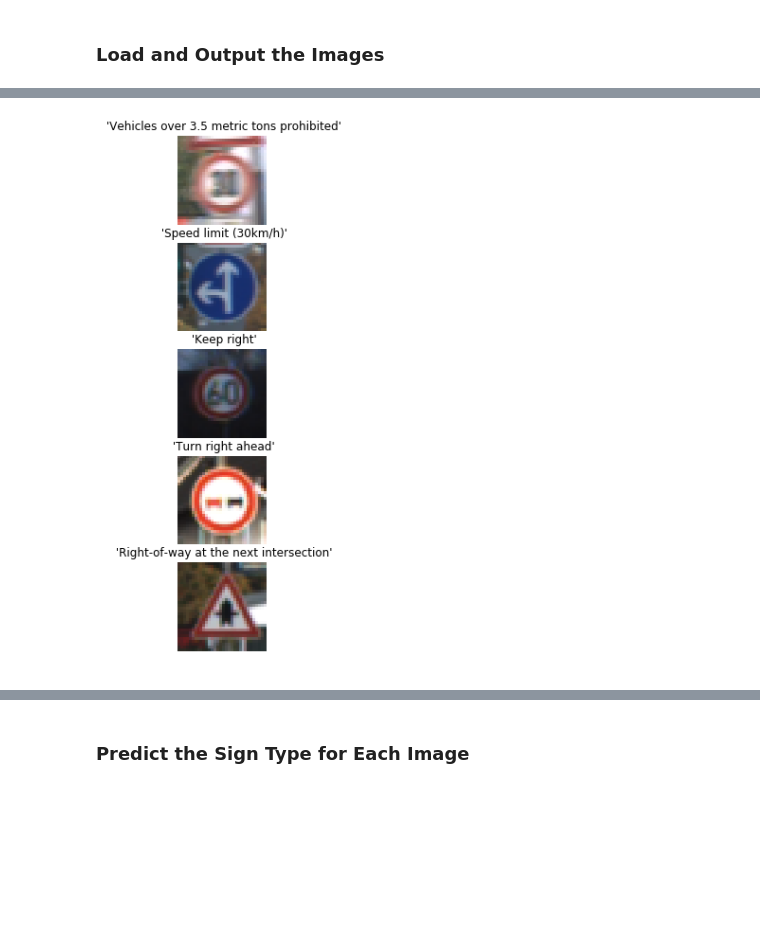
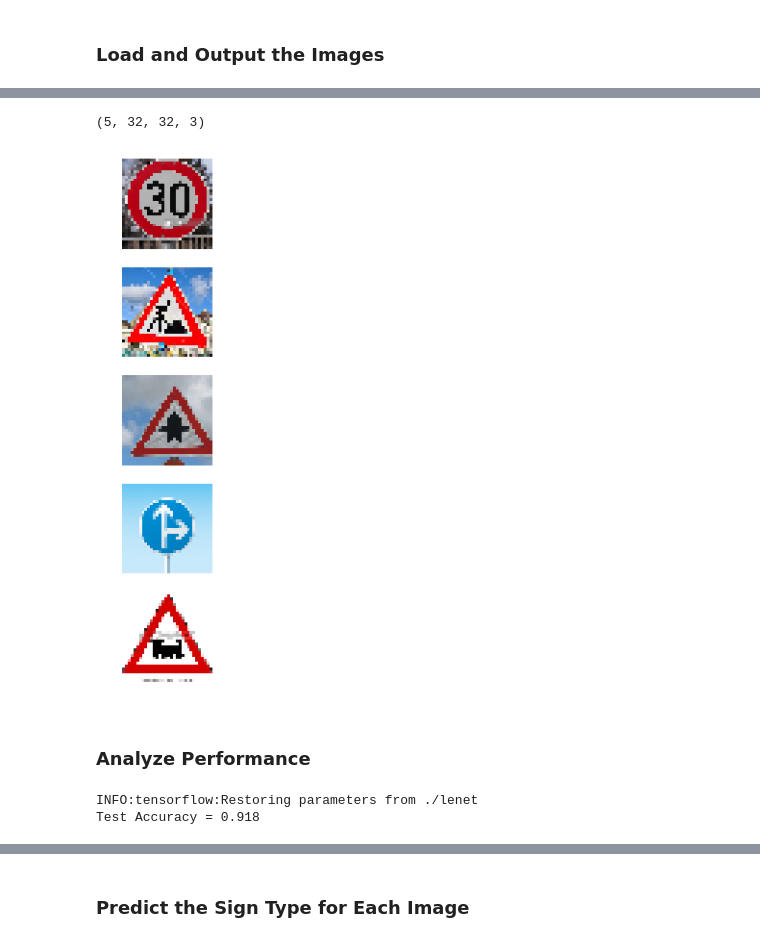
Before and after one commit to ni40in/CarND-Traffic-Sign-Classifier-Project, a Jupyter notebook: Traffic_Sign_Classifier.ipynb, the cells around one changed output, grey strips where cells are left out. Cells and saved outputs as stored; diff of their text form; code cells hidden in the pictures; blank space fills up the shorter version.

```diff
--- a/Traffic_Sign_Classifier.ipynb
+++ b/Traffic_Sign_Classifier.ipynb
@@ -325,8 +367,3 @@ To give yourself more insight into how your model is working, download at least
 You may find `signnames.csv` useful as it contains mappings from the class id (integer) to the actual sign name.
 # %% [markdown]
 ### Load and Output the Images
-# %%
-import random
-sample_idx = []
-for i in range(5):
-    sample_idx.append(random.randint(0, len(y_test)))
@@ -336,0 +374,3 @@ sample_idx
+# %%
+import cv2
+img = cv2.imread('examples/from_web/1.jpeg')
@@ -336,0 +421,13 @@ sample_idx
+# %%
+# process images from the web folder, selecting jpegs only
+from pathlib import Path
+image_path = Path('./examples/from_web/')
+
+img_list = list(image_path.iterdir())
+
+for i in img_list:
+    if i.suffix != '.jpeg':
+        print('wrong file type:', i)
+        img_list.remove(i)
+
+img_list
@@ -337,23 +441,48 @@ sample_idx
+# %%
+# put images into single array
+web_list = np.zeros((len(img_list), 32, 32, 3))
+
+for i in range(len(img_list)):
+    img = cv2.imread(str(img_list[i]))
+    img = image_prep(img)
+    web_list[i] = img
+
+web_list.shape
+# %% [output]
+(5, 32, 32, 3)
 # %%
 ### Load the images and plot them here.
-### Feel free to use as many code cells as needed.
-import pandas as pd
-df = pd.read_csv('signnames.csv')
-
-w=10
-h=10
 fig=plt.figure(figsize=(10, 10))
 columns = 1
 rows = 5
 for i in range(0,5):
-    imgmtx = np.array((X_train[sample_idx[i]]*128 + 128), dtype='uint8')
+    imgmtx = np.array(ex_list[i], dtype='uint8')
     image = imgmtx.squeeze()
     ax = fig.add_subplot(rows, columns, i+1)
-    sign = df[df['ClassId']==y_test[i]].to_dict()
-    title = str(sign['SignName']).split(':')[1].split('}')[0]
-    ax.set_title(title)
     ax.axis('off')
-    plt.imshow(image)
+    plt.imshow(cv2.cvtColor(image, cv2.COLOR_BGR2RGB))
 plt.show()
 # %% [output]
-[figure, old version]
+[figure, new version]
+# %% [markdown]
+### Analyze Performance
+# %%
+### Run the predictions here and use the model to output the prediction for each image.
+### Make sure to pre-process the images with the same pre-processing pipeline used earlier.
+### Feel free to use as many code cells as needed.
+
+# test set accuracy
+
+EPOCHS = 15
+BATCH_SIZE = 128
+saver = tf.train.Saver()
+
+with tf.Session() as sess:
+    sess.run(tf.global_variables_initializer())
+    saver.restore(sess, tf.train.latest_checkpoint('.'))
+
+    test_accuracy = evaluate(X_test, y_test)
+    print("Test Accuracy = {:.3f}".format(test_accuracy))
+# %% [output]
+INFO:tensorflow:Restoring parameters from ./lenet
+Test Accuracy = 0.918
```
Also changed, not shown: parts of 29 cells of this notebook, 1 other file.
